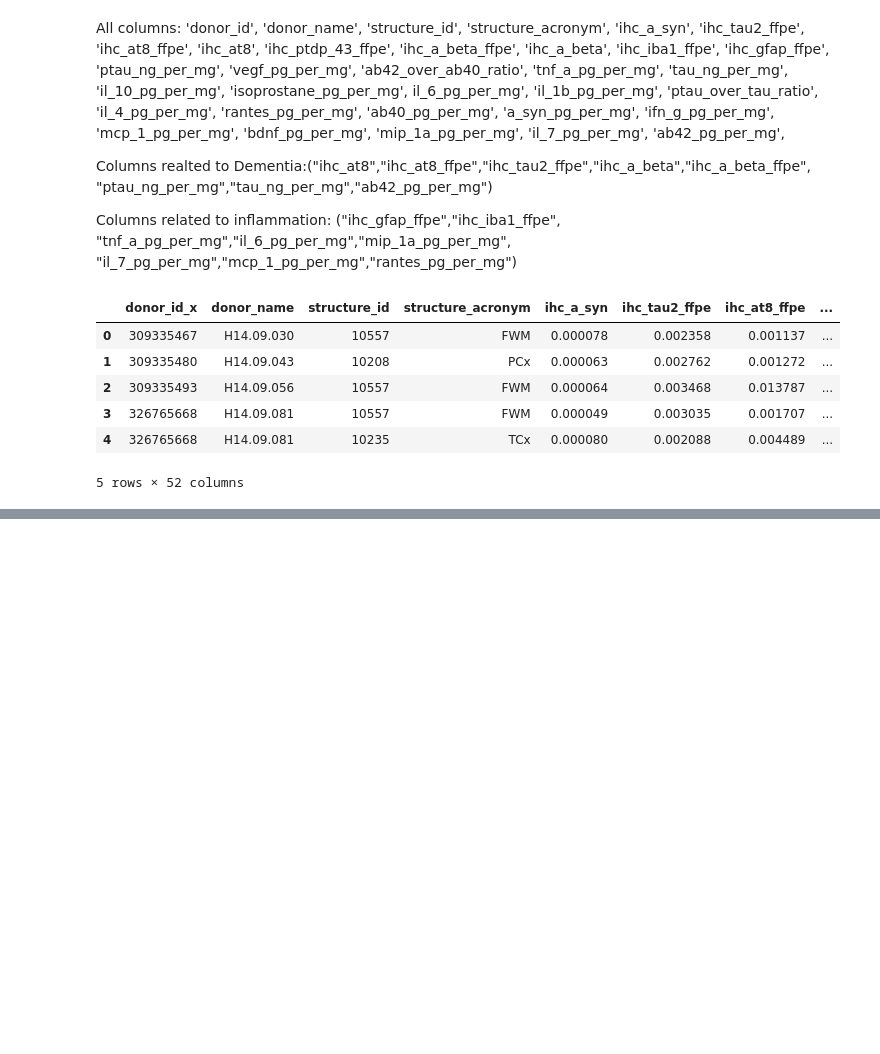
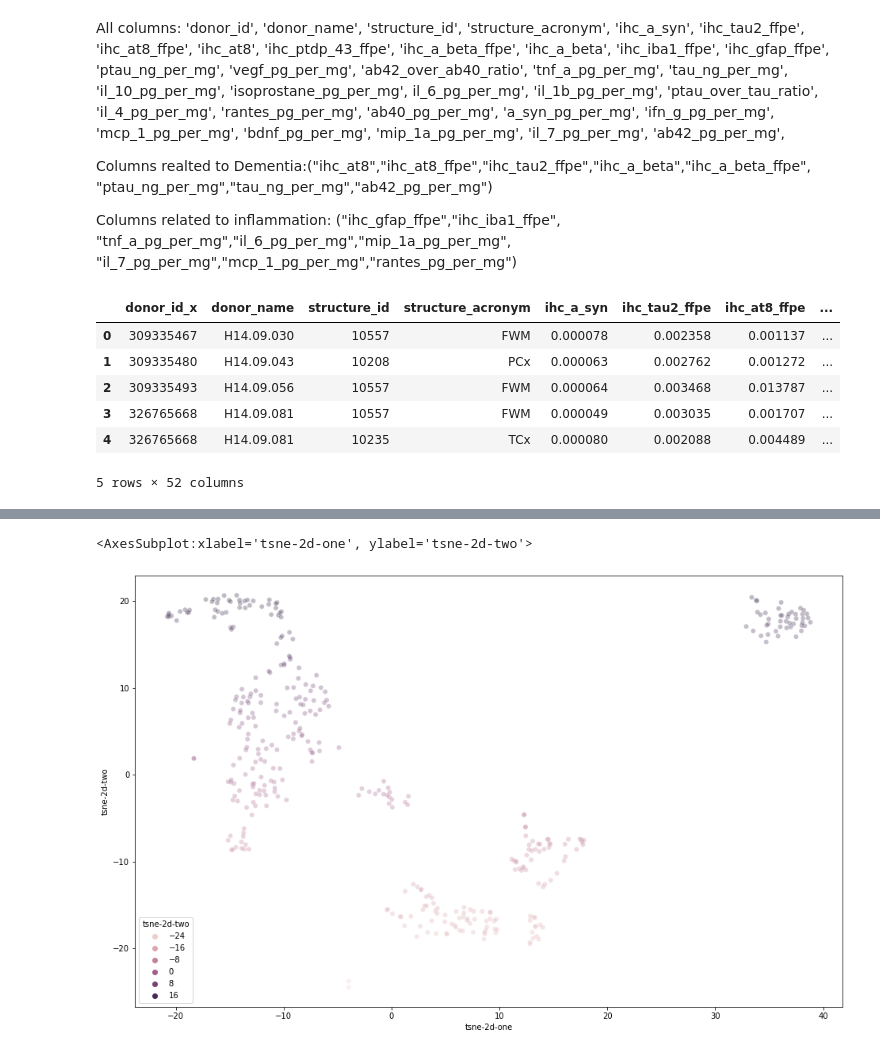
Before and after one commit to xu4/mads-capstone, a Jupyter notebook: EDA-ProteinPathologyQuantification.ipynb, the cells around one changed output, grey strips where cells are left out. Cells and saved outputs as stored; diff of their text form; code cells hidden in the pictures; blank space fills up the shorter version.

```diff
--- a/EDA-ProteinPathologyQuantification.ipynb
+++ b/EDA-ProteinPathologyQuantification.ipynb
@@ -89,0 +109,13 @@ sns.swarmplot(x='Dementia Diagnosis?', y='Ab6E10(Parietal Cortex)', data=ab6_mel
+# %%
+tsne_df=metrics_donor_df.drop(columns=['donor_name', 'donor_id_x', 'name', 'donor_id_y', 'structure_acronym'])
+# %%
+cat_columns = tsne_df.select_dtypes(['object']).columns
+
+#convert all categorical variables to numeric
+tsne_df[cat_columns] = tsne_df[cat_columns].apply(lambda x: pd.factorize(x)[0])
+# %%
+#sme_df.isna().any()
+tsne_df = tsne_df.fillna(0)
+# %%
+tsne_model = TSNE(n_components=2, verbose=1, random_state=0)
+tsne_results = tsne_model.fit_transform(tsne_df)
@@ -89,0 +130,16 @@ sns.swarmplot(x='Dementia Diagnosis?', y='Ab6E10(Parietal Cortex)', data=ab6_mel
+# %%
+df_subset =pd.DataFrame()
+df_subset['tsne-2d-one'] = tsne_results[:,0]
+df_subset['tsne-2d-two'] = tsne_results[:,1]
+plt.figure(figsize=(16,10))
+sns.scatterplot(
+    x="tsne-2d-one", y="tsne-2d-two",
+    hue="tsne-2d-two",
+    #palette=sns.color_palette("hls"),
+    data=df_subset,
+    #egend="full",
+    alpha=0.3
+)
+# %% [output]
+<AxesSubplot:xlabel='tsne-2d-one', ylabel='tsne-2d-two'>
+[figure, added]
```
Also changed, not shown: parts of 17 cells of this notebook.
